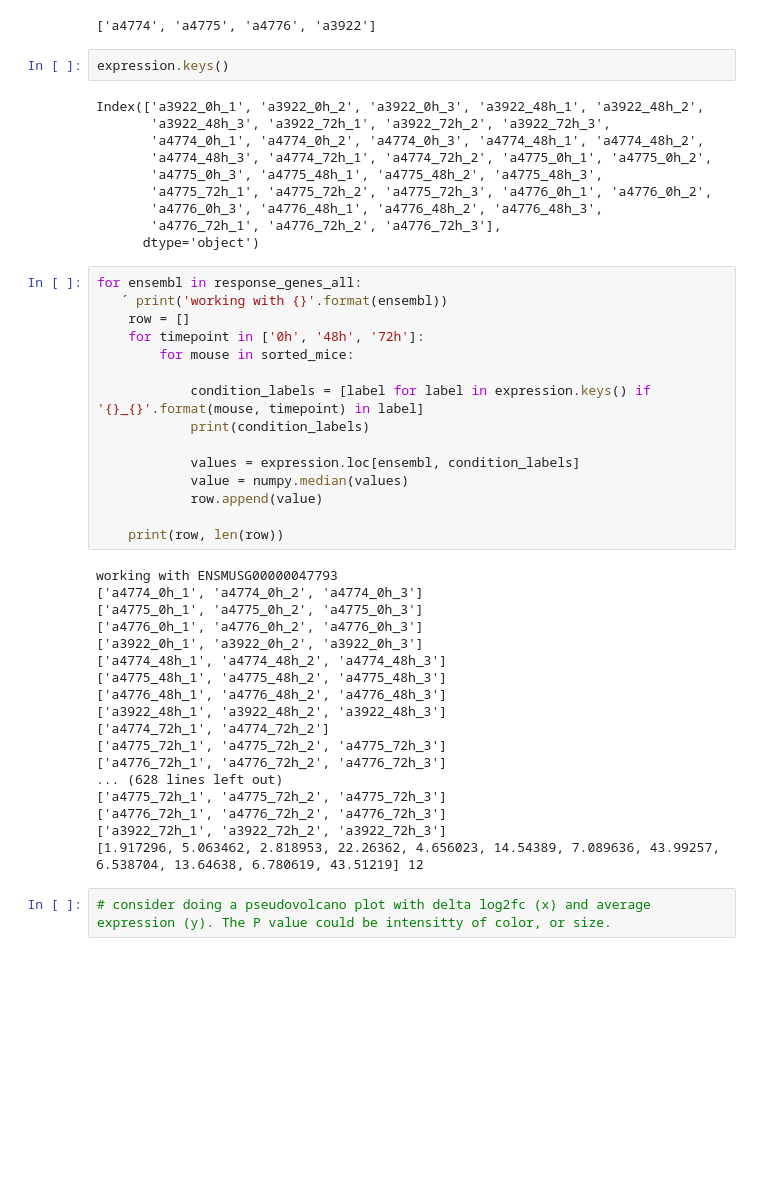
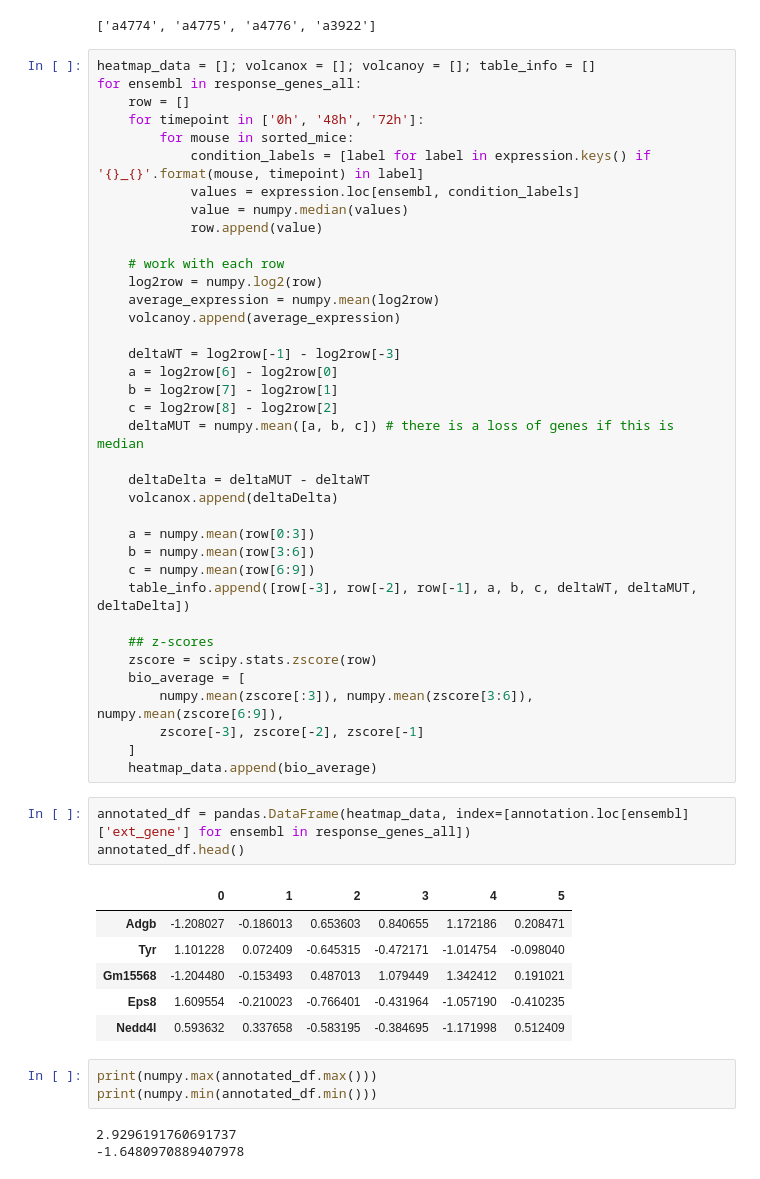
Before and after one commit to adelomana/reynisfjara, a Jupyter notebook: 05_differential_expression/DESeq2 DEG pattern finder.ipynb, the cells around one changed output. Drawn from its saved outputs; the diff is of its cells as text; blank space fills up the shorter version.

```diff
--- a/05_differential_expression/DESeq2 DEG pattern finder.ipynb
+++ b/05_differential_expression/DESeq2 DEG pattern finder.ipynb
@@ -699,50 +665,56 @@ sorted_mice = mice[1:] + mice[:1]
 sorted_mice
 # %% [output]
 ['a4774', 'a4775', 'a4776', 'a3922']
-# %%
-expression.keys()
-# %% [output]
-Index(['a3922_0h_1', 'a3922_0h_2', 'a3922_0h_3', 'a3922_48h_1', 'a3922_48h_2',
-       'a3922_48h_3', 'a3922_72h_1', 'a3922_72h_2', 'a3922_72h_3',
-       'a4774_0h_1', 'a4774_0h_2', 'a4774_0h_3', 'a4774_48h_1', 'a4774_48h_2',
-       'a4774_48h_3', 'a4774_72h_1', 'a4774_72h_2', 'a4775_0h_1', 'a4775_0h_2',
-       'a4775_0h_3', 'a4775_48h_1', 'a4775_48h_2', 'a4775_48h_3',
-       'a4775_72h_1', 'a4775_72h_2', 'a4775_72h_3', 'a4776_0h_1', 'a4776_0h_2',
-       'a4776_0h_3', 'a4776_48h_1', 'a4776_48h_2', 'a4776_48h_3',
-       'a4776_72h_1', 'a4776_72h_2', 'a4776_72h_3'],
-      dtype='object')
 # %%
+heatmap_data = []; volcanox = []; volcanoy = []; table_info = []
 for ensembl in response_genes_all:
-   ´ print('working with {}'.format(ensembl))
     row = []
     for timepoint in ['0h', '48h', '72h']:
         for mouse in sorted_mice:
-
             condition_labels = [label for label in expression.keys() if '{}_{}'.format(mouse, timepoint) in label]
-            print(condition_labels)
-
             values = expression.loc[ensembl, condition_labels]
             value = numpy.median(values)
             row.append(value)
 
-    print(row, len(row))
+    # work with each row
+    log2row = numpy.log2(row)
+    average_expression = numpy.mean(log2row)
+    volcanoy.append(average_expression)
+
+    deltaWT = log2row[-1] - log2row[-3]
+    a = log2row[6] - log2row[0]
+    b = log2row[7] - log2row[1]
+    c = log2row[8] - log2row[2]
+    deltaMUT = numpy.mean([a, b, c]) # there is a loss of genes if this is median
+
+    deltaDelta = deltaMUT - deltaWT
+    volcanox.append(deltaDelta)
+
+    a = numpy.mean(row[0:3])
+    b = numpy.mean(row[3:6])
+    c = numpy.mean(row[6:9])
+    table_info.append([row[-3], row[-2], row[-1], a, b, c, deltaWT, deltaMUT, deltaDelta])
+
+    ## z-scores
+    zscore = scipy.stats.zscore(row)
+    bio_average = [
+        numpy.mean(zscore[:3]), numpy.mean(zscore[3:6]), numpy.mean(zscore[6:9]),
+        zscore[-3], zscore[-2], zscore[-1]
+    ]
+    heatmap_data.append(bio_average)
-# %% [output]
-working with ENSMUSG00000047793
-['a4774_0h_1', 'a4774_0h_2', 'a4774_0h_3']
-['a4775_0h_1', 'a4775_0h_2', 'a4775_0h_3']
-['a4776_0h_1', 'a4776_0h_2', 'a4776_0h_3']
-['a3922_0h_1', 'a3922_0h_2', 'a3922_0h_3']
-['a4774_48h_1', 'a4774_48h_2', 'a4774_48h_3']
-['a4775_48h_1', 'a4775_48h_2', 'a4775_48h_3']
-['a4776_48h_1', 'a4776_48h_2', 'a4776_48h_3']
-['a3922_48h_1', 'a3922_48h_2', 'a3922_48h_3']
-['a4774_72h_1', 'a4774_72h_2']
-['a4775_72h_1', 'a4775_72h_2', 'a4775_72h_3']
-['a4776_72h_1', 'a4776_72h_2', 'a4776_72h_3']
-... (628 lines left out)
-['a4775_72h_1', 'a4775_72h_2', 'a4775_72h_3']
-['a4776_72h_1', 'a4776_72h_2', 'a4776_72h_3']
-['a3922_72h_1', 'a3922_72h_2', 'a3922_72h_3']
-[1.917296, 5.063462, 2.818953, 22.26362, 4.656023, 14.54389, 7.089636, 43.99257, 6.538704, 13.64638, 6.780619, 43.51219] 12
-# %%
-# consider doing a pseudovolcano plot with delta log2fc (x) and average expression (y). The P value could be intensitty of color, or size.
+# %%
+annotated_df = pandas.DataFrame(heatmap_data, index=[annotation.loc[ensembl]['ext_gene'] for ensembl in response_genes_all])
+annotated_df.head()
+# %% [output]
+|  | 0 | 1 | 2 | 3 | 4 | 5 |
+| Adgb | -1.208027 | -0.186013 | 0.653603 | 0.840655 | 1.172186 | 0.208471 |
+| Tyr | 1.101228 | 0.072409 | -0.645315 | -0.472171 | -1.014754 | -0.098040 |
+| Gm15568 | -1.204480 | -0.153493 | 0.487013 | 1.079449 | 1.342412 | 0.191021 |
+| Eps8 | 1.609554 | -0.210023 | -0.766401 | -0.431964 | -1.057190 | -0.410235 |
+| Nedd4l | 0.593632 | 0.337658 | -0.583195 | -0.384695 | -1.171998 | 0.512409 |
+# %%
+print(numpy.max(annotated_df.max()))
+print(numpy.min(annotated_df.min()))
+# %% [output]
+2.9296191760691737
+-1.6480970889407978
```
Also changed, not shown: parts of 26 cells of this notebook, 1 other file.
